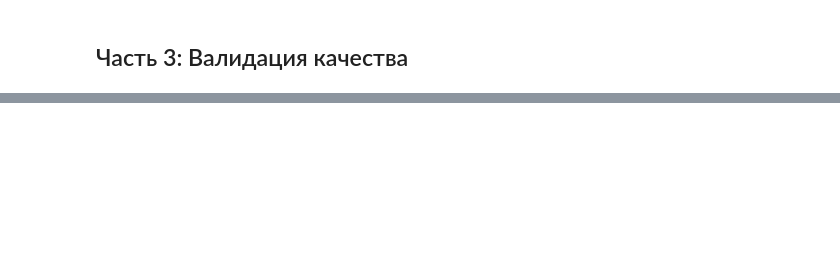
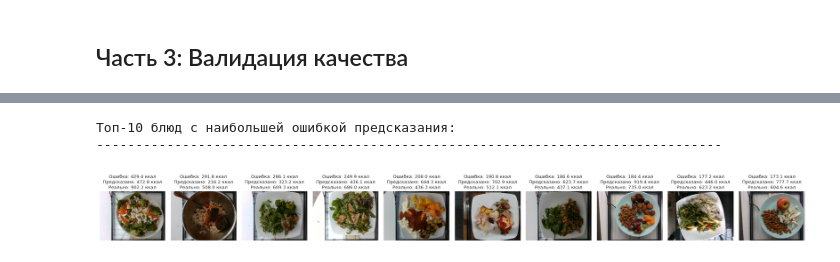
Before and after one commit to avenator/calorie-prediction, a Jupyter notebook: notebook.ipynb, the cells around one changed output, grey strips where cells are left out. Cells and saved outputs as stored; diff of their text form; code cells hidden in the pictures; blank space fills up the shorter version.

```diff
--- a/notebook.ipynb
+++ b/notebook.ipynb
@@ -266,6 +279,8 @@ import yaml
 
 with open('config.yaml', 'r', encoding='utf-8') as f:
     config = yaml.safe_load(f)
+
+dish_df, ingredients_df = load_data(data_dir=config['data']['data_dir'])
 
 test_transform = get_default_transforms(config['data']['image_size'], is_train=False)
 test_dataset = CalorieDataset(dish_df, ingredients_df, images_dir=config['data']['images_dir'], split='test', transform=test_transform, max_ingredients=config['data']['max_ingredients'])
@@ -295,41 +322,37 @@ model.eval()
 all_predictions, all_targets, all_indices = [], [], []
 
 with torch.no_grad():
-    for batch_idx, (images, ingredients, masses, calories) in enumerate(test_loader):
+    for batch_idx, (images, ingredients_ids, attention_masks, masses, calories) in enumerate(test_loader):
         images = images.to(device)
-        ingredients = ingredients.to(device)
+        ingredients_ids = ingredients_ids.to(device)
+        attention_masks = attention_masks.to(device)
         masses = masses.to(device)
-        outputs = model(images, ingredients, masses).squeeze()
+        outputs = model(images, ingredients_ids, attention_masks, masses).squeeze()
         all_predictions.extend(outputs.cpu().numpy())
         all_targets.extend(calories.numpy())
         all_indices.extend(range(batch_idx * len(calories), (batch_idx + 1) * len(calories)))
 
 all_predictions, all_targets, all_indices = np.array(all_predictions), np.array(all_targets), np.array(all_indices)
 errors = np.abs(all_predictions - all_targets)
-top_5_worst_idx = np.argsort(errors)[-5:][::-1]
-
-print("\nТоп-5 блюд с наибольшей ошибкой предсказания:")
-print("-" * 80)
+top_5_worst_idx = np.argsort(errors)[-10:][::-1]
+# %% [output]
+Топ-10 блюд с наибольшей ошибкой предсказания:
+--------------------------------------------------------------------------------
 # %%
 # Визуализация топ-5 блюд
-fig, axes = plt.subplots(1, 5, figsize=(20, 4))
+fig, axes = plt.subplots(1, 10, figsize=(20, 4))
 
 for i, worst_idx in enumerate(top_5_worst_idx):
     dataset_idx = all_indices[worst_idx]
     row = test_dataset.dish_df.iloc[dataset_idx]
     dish_id = row['dish_id']
     image_path = f'nutrition/data/images/{dish_id}/rgb.png'
     img = Image.open(image_path)
     axes[i].imshow(img)
     pred, target, error = all_predictions[worst_idx], all_targets[worst_idx], errors[worst_idx]
     axes[i].set_title(f"Ошибка: {error:.1f} ккал\nПредсказано: {pred:.1f} ккал\nРеально: {target:.1f} ккал", fontsize=9)
     axes[i].axis('off')
 
 plt.tight_layout()
-plt.show()
-
-print("\nВозможные причины высокой ошибки:")
-print("1. Сложные блюда с множеством слоев")
-print("2. Скрытые ингредиенты (соусы, специи)")
-print("3. Нестандартные размеры порций")
-print("4. Высокая вариативность в способах приготовления")
+# %% [output]
+[figure, added]
```
Also changed, not shown: parts of 16 cells of this notebook, 2 other files.
